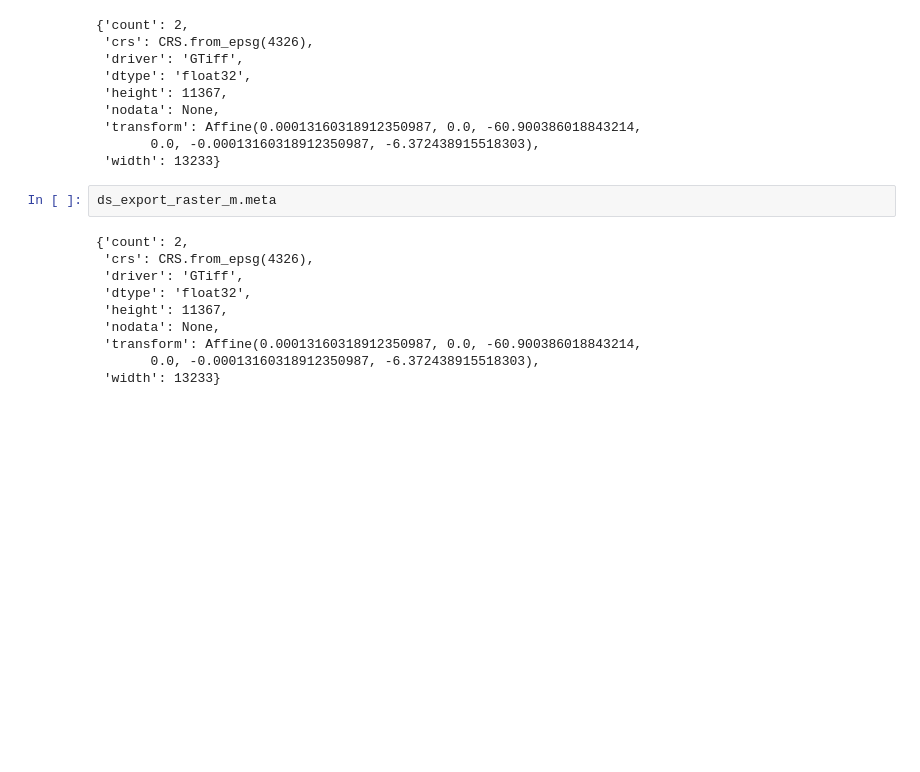
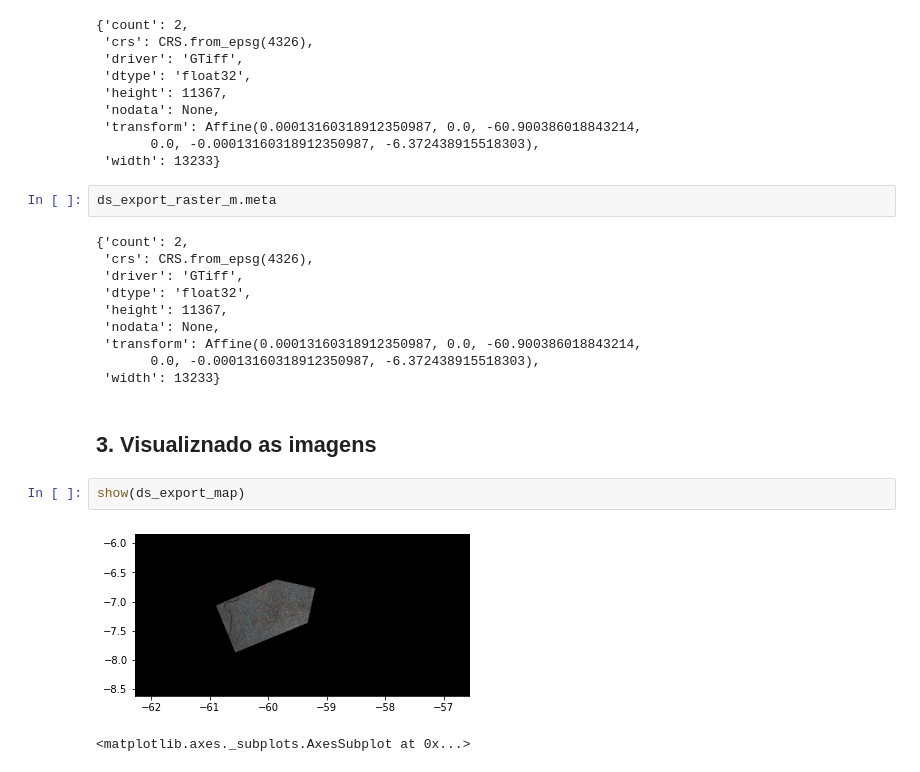
Before and after one commit to danielleitesoares/tccuea, a Jupyter notebook: teste_tif.ipynb, the cells around one changed output. Drawn from its saved outputs; the diff is of its cells as text; blank space fills up the shorter version.

```diff
--- a/teste_tif.ipynb
+++ b/teste_tif.ipynb
@@ -144,3 +145,10 @@ ds_export_raster_m.meta
  'transform': Affine(0.00013160318912350987, 0.0, -60.900386018843214,
        0.0, -0.00013160318912350987, -6.372438915518303),
  'width': 13233}
+# %% [markdown]
+## **3. Visualiznado as imagens**
+# %%
+show(ds_export_map)
+# %% [output]
+[figure, added]
+<matplotlib.axes._subplots.AxesSubplot at 0x...>
```
Also changed, not shown: parts of 3 cells of this notebook.
